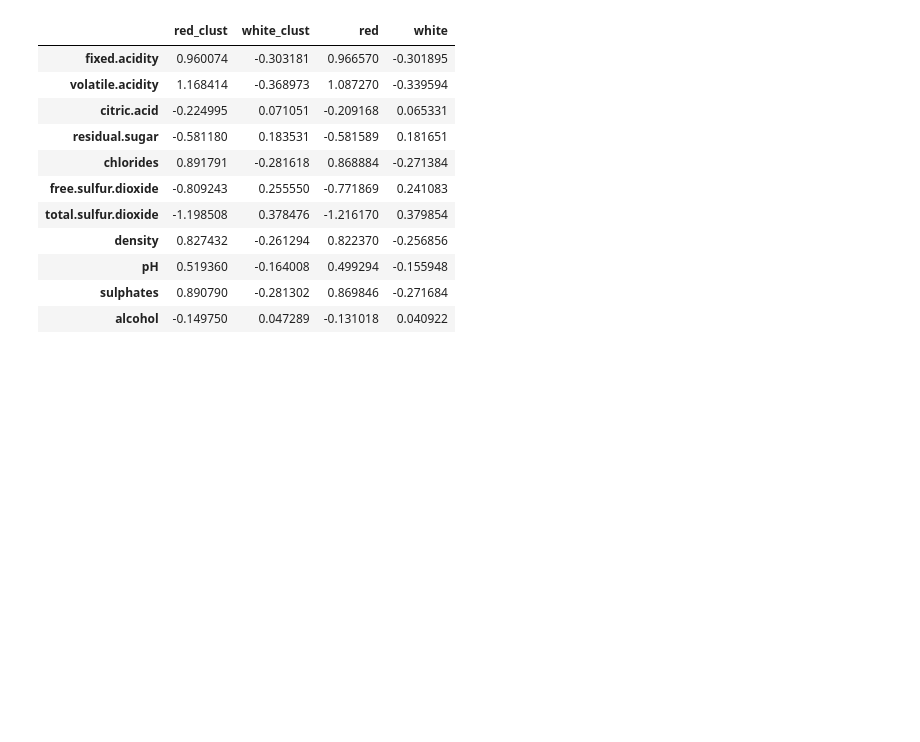
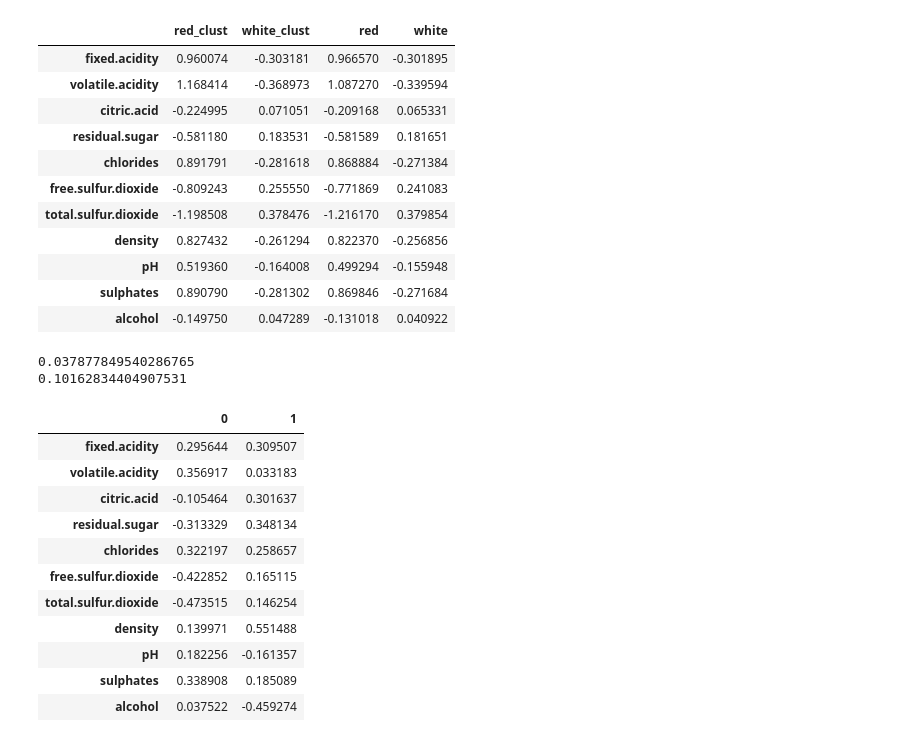
Before and after one commit to mbmarcin/ml_, a Jupyter notebook: wine_2.ipynb, the cells around one changed output. Drawn from its saved outputs; the diff is of its cells as text; code cells hidden in the pictures; blank space fills up the shorter version.

```diff
--- a/wine_2.ipynb
+++ b/wine_2.ipynb
@@ -532,3 +532,29 @@ cen1_2
 | pH | 0.519360 | -0.164008 | 0.499294 | -0.155948 |
 | sulphates | 0.890790 | -0.281302 | 0.869846 | -0.271684 |
 | alcohol | -0.149750 | 0.047289 | -0.131018 | 0.040922 |
+# %%
+print(np.sqrt(np.sum((cen1_2.white-cen1_2.white_clust)**2)))
+print(np.sqrt(np.sum((cen1_2.red-cen1_2.red_clust)**2)))
+# %% [output]
+0.037877849540286765
+0.10162834404907531
+# %%
+## PCA
+
+import sklearn.decomposition
+pca = sklearn.decomposition.PCA(n_components=2)
+pca.fit(X)
+pd.DataFrame(pca.components_.T, index=X.columns)
+# %% [output]
+|  | 0 | 1 |
+| fixed.acidity | 0.295644 | 0.309507 |
+| volatile.acidity | 0.356917 | 0.033183 |
+| citric.acid | -0.105464 | 0.301637 |
+| residual.sugar | -0.313329 | 0.348134 |
+| chlorides | 0.322197 | 0.258657 |
+| free.sulfur.dioxide | -0.422852 | 0.165115 |
+| total.sulfur.dioxide | -0.473515 | 0.146254 |
+| density | 0.139971 | 0.551488 |
+| pH | 0.182256 | -0.161357 |
+| sulphates | 0.338908 | 0.185089 |
+| alcohol | 0.037522 | -0.459274 |
```
Also changed, not shown: parts of 7 cells of this notebook.
